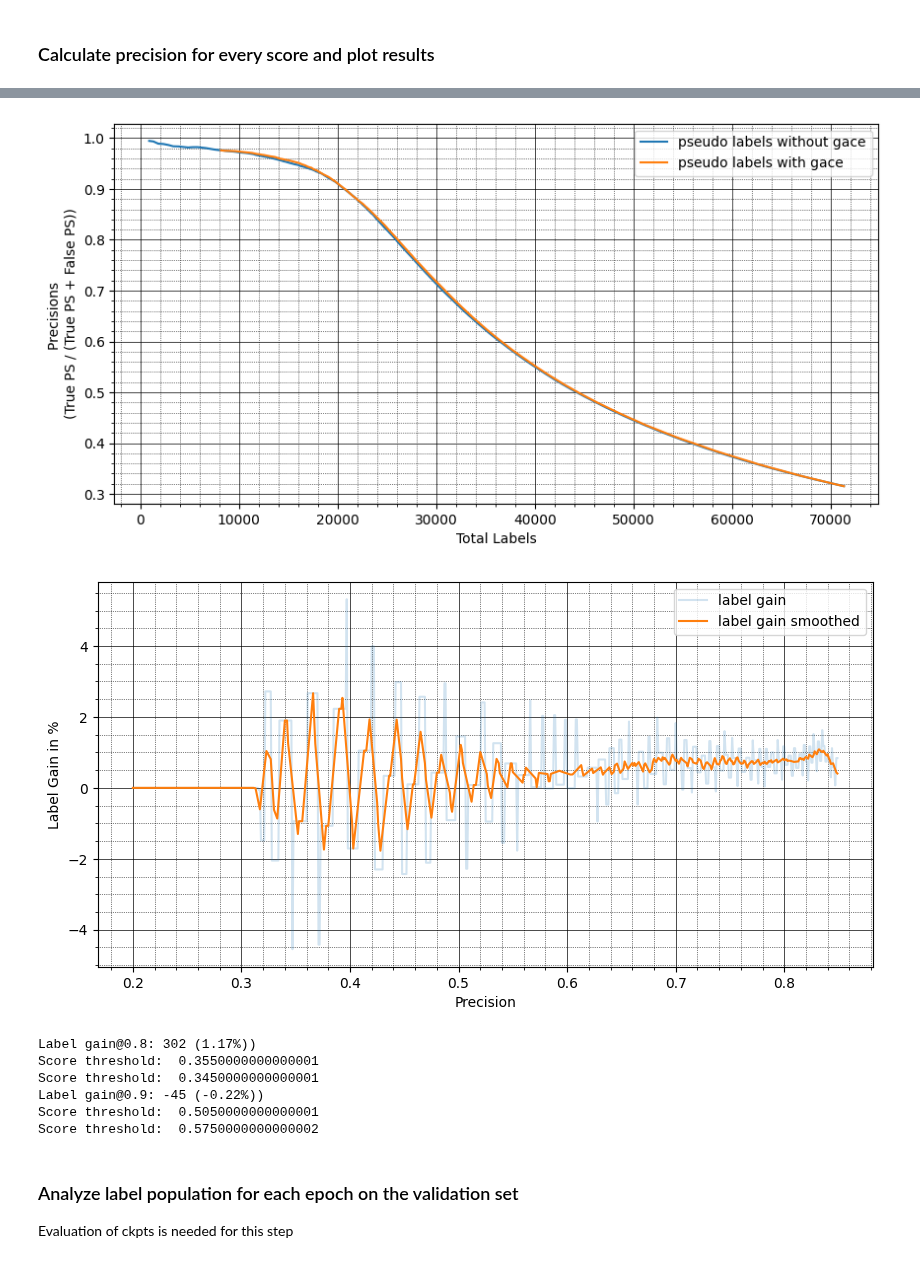
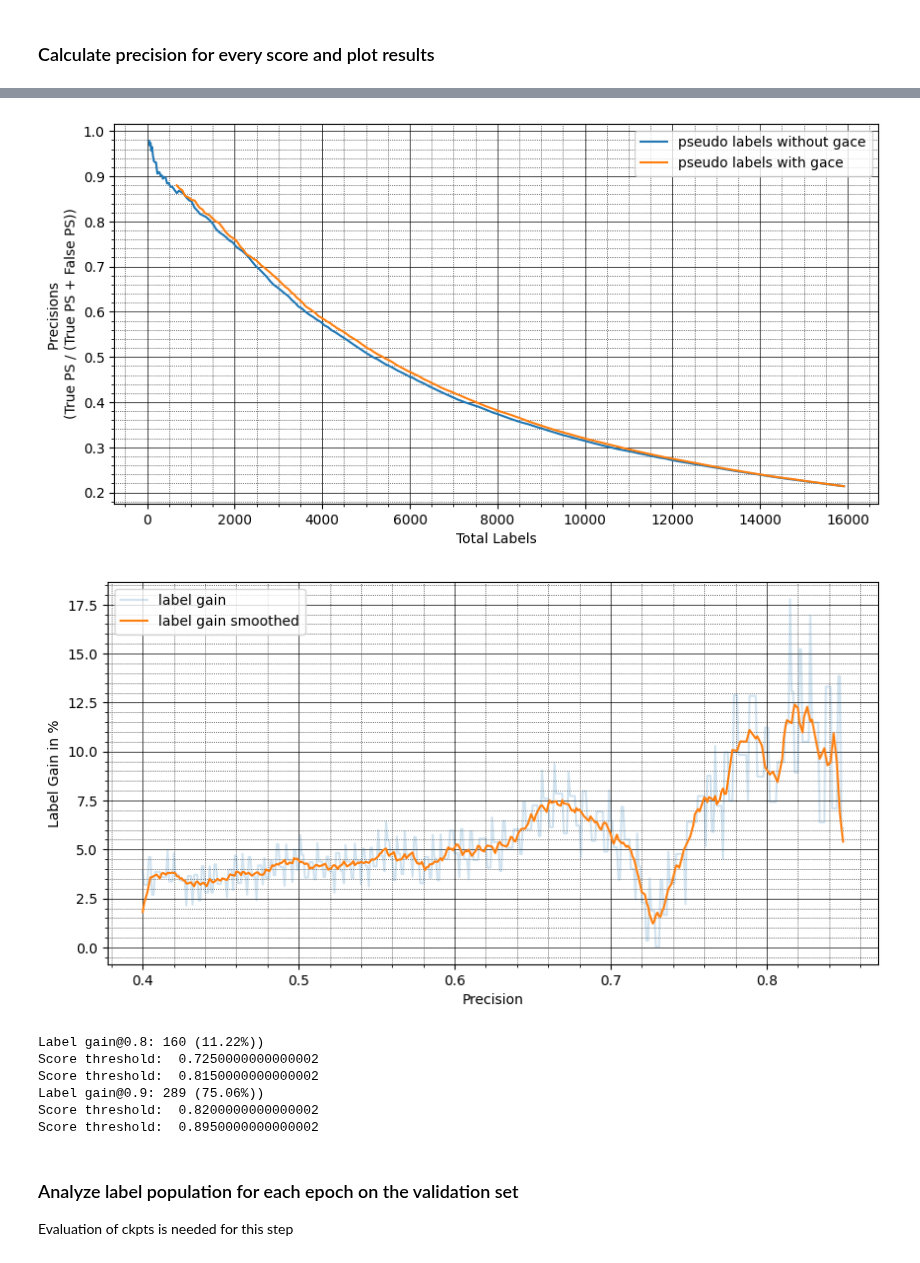
Before and after one commit to griesbchr/3DTrans, a Jupyter notebook: tools/misc/selftraining/analyze_detresults_pseudolabels.ipynb, the cells around one changed output, grey strips where cells are left out. Saved outputs shown, nothing was run; the diff lists cells and outputs as text; code cells hidden in the pictures.

```diff
--- a/tools/misc/selftraining/analyze_detresults_pseudolabels.ipynb
+++ b/tools/misc/selftraining/analyze_detresults_pseudolabels.ipynb
@@ -390,10 +449,10 @@ source_dataset_name = "avltruck"
 target_dataset_name = "zod"
 
 detections_gace = pd.DataFrame()
-results_path_gace = "/home/cgriesbacher/thesis/3DTrans/output/avltruck_models/second_STzod/D16_20epochs_STzod_ft_D6_50epochs_gace_fov/ps_label/det_annos_gace_e0.pkl"
+results_path_gace = "/home/cgriesbacher/thesis/3DTrans/output_okeanos/output/avltruck_models/pvrcnnpp_STzod/D16_20epochs_STzod_ft_D6_50epochs_fov_gace_labelupdate_ped/ps_label/det_annos_gace_e0.pkl"
 detections_gace = load_detections(results_path_gace, detections_gace, train_dataset=source_dataset_name, eval_dataset=target_dataset_name+"_gace")
 
 detections_no_gace = pd.DataFrame()
-results_path_no_gace = "/home/cgriesbacher/thesis/3DTrans/output/avltruck_models/second_STzod/D16_20epochs_STzod_ft_D6_50epochs_gace_fov/ps_label/det_annos_e0.pkl"
+results_path_no_gace = "/home/cgriesbacher/thesis/3DTrans/output_okeanos/output/avltruck_models/pvrcnnpp_STzod/D16_20epochs_STzod_ft_D6_50epochs_fov_gace_labelupdate_ped/ps_label/det_annos_e0.pkl"
 detections_no_gace = load_detections(results_path_no_gace, detections_no_gace, train_dataset=source_dataset_name, eval_dataset=target_dataset_name)
 # %% [output]
@@ -587,7 +646,7 @@ See the caveats in the documentation: https://pandas.pydata.org/pandas-docs/stab
 ### Add detection true_labels to detections and detection results for gt labels
 # %%
 #downsample gt_loabels_all and detections_all to 2k frames
-num_frames = 4000
+num_frames = 2000
 #select 2k frames from detections
 unique_frames = detections_all['frame_id'].unique()
 np.random.shuffle(unique_frames)
@@ -652,7 +711,7 @@ def plot_alignment_infos(df_det, df_gt):
 #align datasets
 min_angle = -60
 max_angle = 60
-max_range = 70
+max_range = 140
 
 detections_all = detections_all[(detections_all['angle'] >= min_angle) & (detections_all['angle'] <= max_angle)]
 detections_all = detections_all[detections_all['range'] < max_range]
@@ -684,14 +743,15 @@ gt_labels_cyclists = gt_labels_all[gt_labels_all['names'] == 'Cyclist']
 detections_cyclists = detections_cyclists[detections_cyclists['frame_id'].isin(selected_frames)]
 detections_cyclists, gt_labels_cyclists = calc_ious(detections_cyclists, gt_labels_cyclists)
 
-detections_truck = detections_all[detections_all['name'] == 'Truck']
-gt_labels_truck = gt_labels_all[gt_labels_all['names'] == 'Truck']
-#reduce to selected frames
-detections_truck = detections_truck[detections_truck['frame_id'].isin(selected_frames)]
-detections_truck, gt_labels_cyclists = calc_ious(detections_truck, gt_labels_truck)
+#detections_truck = detections_all[detections_all['name'] == 'Truck']
+#gt_labels_truck = gt_labels_all[gt_labels_all['names'] == 'Truck']
+##reduce to selected frames
+#detections_truck = detections_truck[detections_truck['frame_id'].isin(selected_frames)]
+#detections_truck, gt_labels_cyclists = calc_ious(detections_truck, gt_labels_truck)
 
 detections = pd.DataFrame()
-detections = pd.concat([detections_vehicles, detections_pedestrians, detections_cyclists, detections_truck], axis=0)
+#detections = pd.concat([detections_vehicles, detections_pedestrians, detections_cyclists, detections_truck], axis=0)
+detections = pd.concat([detections_vehicles, detections_pedestrians, detections_cyclists], axis=0)
 
 #add col "with_gace" to detections
 detections['with_gace'] = False
@@ -1005,7 +1069,7 @@ def calc_fp_precisions(detections, score_thresholds, iou_threshold):
 
 
 def plot_precisions(detections, label, iou_threshold, detections2=None, label2=None):
-    score_thresholds = np.arange(0.02, 0.95, 0.005)
+    score_thresholds = np.arange(0.02, 0.9, 0.005)
     #cap score thresholds at max score
     score_thresholds = score_thresholds[score_thresholds <= detections['score'].max()]
     if detections2 is not None:
@@ -1053,7 +1117,7 @@ def plot_precisions(detections, label, iou_threshold, detections2=None, label2=N
 
 
     if detections2 is not None:
-        precision_thresholds = np.arange(0.2, 0.85, 0.001)
+        precision_thresholds = np.arange(0.4, 0.85, 0.001)
         precision_idxs = [np.argmin(np.abs(np.array(precisions) - precision)) for precision in precision_thresholds]
         precision_idxs2 = [np.argmin(np.abs(np.array(precisions2) - precision)) for precision in precision_thresholds]
         total_labels_diff = [total_labels2[precision_idxs2[i]] - total_labels[precision_idxs[i]] for i in range(len(precision_idxs))]
@@ -1091,11 +1155,11 @@ plot_precisions(detections_no_gace, "pseudo labels without gace", 0.1, detection
-[figure, old version]
+[figure, new version]
-[figure, old version]
+[figure, new version]
-Label gain@0.8: 302 (1.17%))
-Score threshold:  0.3550000000000001
-Score threshold:  0.3450000000000001
-Label gain@0.9: -45 (-0.22%))
-Score threshold:  0.5050000000000001
-Score threshold:  0.5750000000000002
+Label gain@0.8: 160 (11.22%))
+Score threshold:  0.7250000000000002
+Score threshold:  0.8150000000000002
+Label gain@0.9: 289 (75.06%))
+Score threshold:  0.8200000000000002
+Score threshold:  0.8950000000000002
 # %% [markdown]
 ### Analyze label population for each epoch on the validation set
 
```
Also changed, not shown: parts of 16 cells of this notebook, 6 other files.
